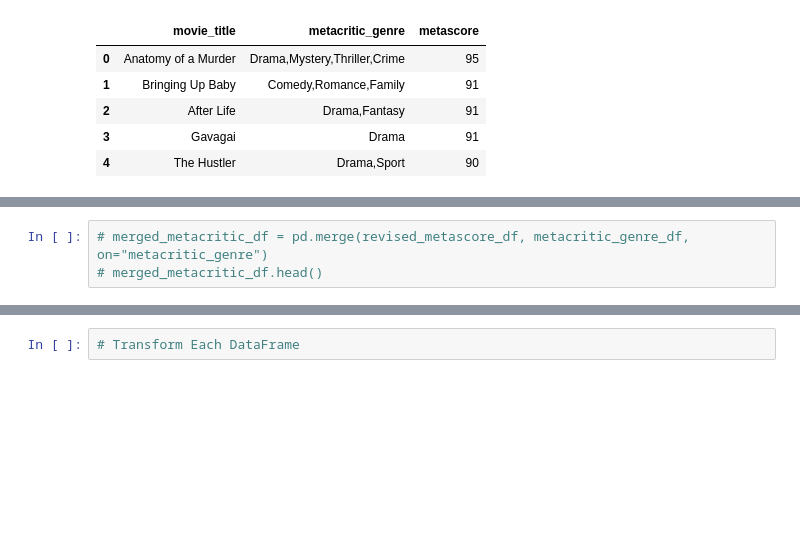
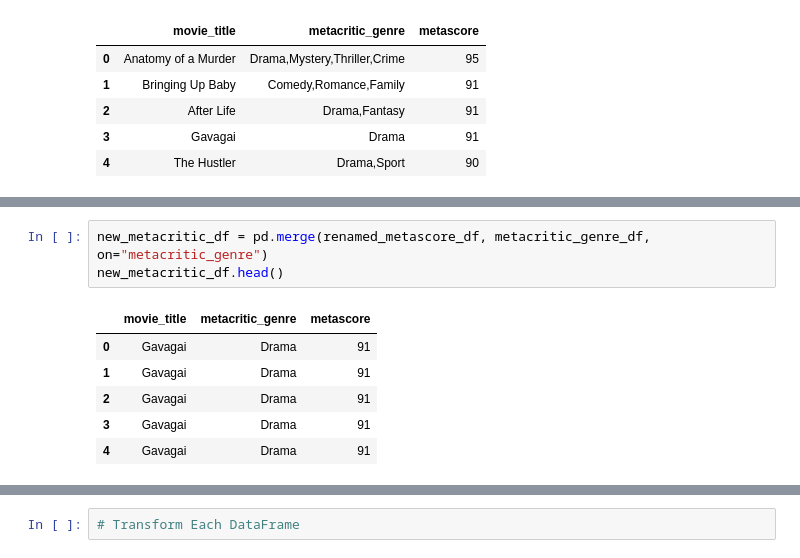
Before and after one commit to angelilucila/Group9_ETL, a Jupyter notebook: Netflix-Angeli.ipynb, the cells around one changed output, grey strips where cells are left out. Cells and saved outputs as stored; diff of their text form; blank space fills up the shorter version.

```diff
--- a/Netflix-Angeli.ipynb
+++ b/Netflix-Angeli.ipynb
@@ -274,5 +283,12 @@ metacritic_genre_df.head()
 | 3 | Drama |
 | 4 | Drama |
 # %%
-# merged_metacritic_df = pd.merge(revised_metascore_df, metacritic_genre_df, on="metacritic_genre")
-# merged_metacritic_df.head()
+new_metacritic_df = pd.merge(renamed_metascore_df, metacritic_genre_df, on="metacritic_genre")
+new_metacritic_df.head()
+# %% [output]
+|  | movie_title | metacritic_genre | metascore |
+| 0 | Gavagai | Drama | 91 |
+| 1 | Gavagai | Drama | 91 |
+| 2 | Gavagai | Drama | 91 |
+| 3 | Gavagai | Drama | 91 |
+| 4 | Gavagai | Drama | 91 |
```
Also changed, not shown: parts of 6 cells of this notebook.
